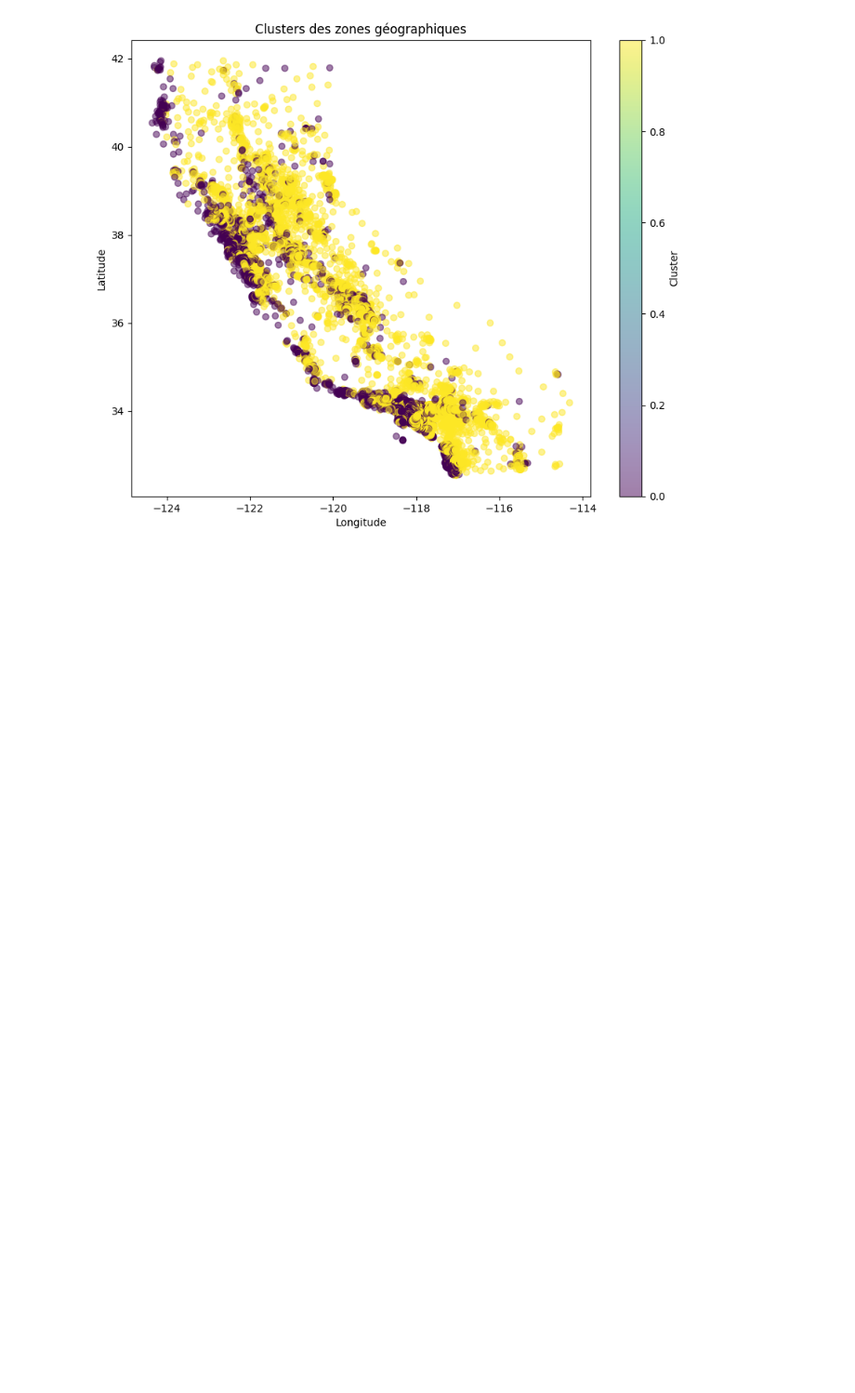
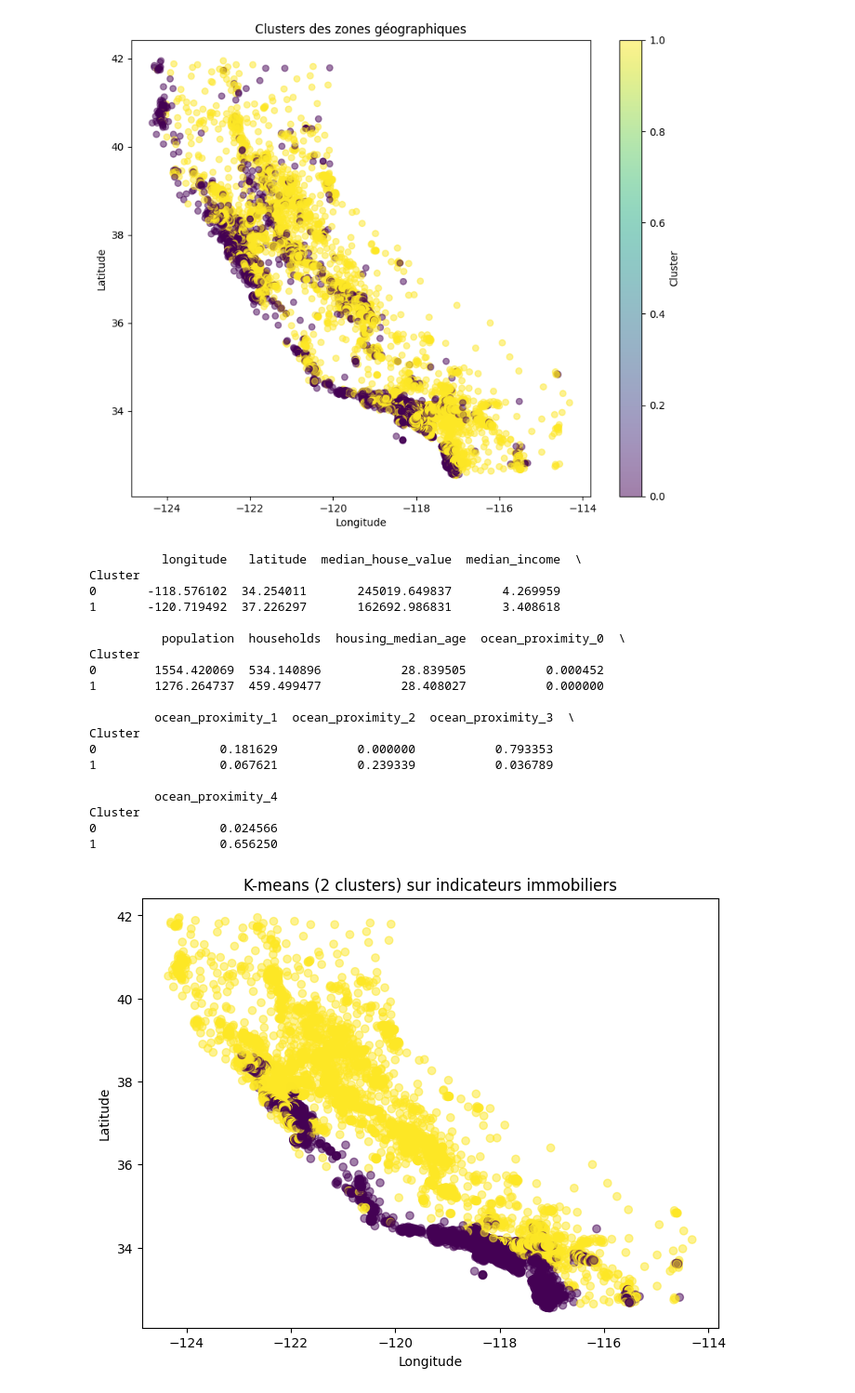
Before and after one commit to QuentinBriancon/Bloc_IA, a Jupyter notebook: PBL 1/PBL1.ipynb, the cells around one changed output. Shown at 93% size. Saved outputs shown, nothing was run; the diff lists cells and outputs as text; code cells hidden in the pictures; blank space fills up the shorter version.

Commit message:
k means cluster mean

```diff
--- a/PBL 1/PBL1.ipynb
+++ b/PBL 1/PBL1.ipynb
@@ -325,3 +352,69 @@ plt.title('Clusters des zones géographiques')
 plt.show()
 # %% [output]
 [figure]
+# %%
+# Chargement des données
+
+# Encodage de la variable 'ocean_proximity' en one-hot
+data_encoded = pd.get_dummies(data, columns=["ocean_proximity"])
+
+# Sélection des indicateurs utiles
+features = [
+    "longitude",
+    "latitude",
+    "median_house_value",
+    "median_income",
+    "population",
+    "households",
+    "housing_median_age"
+] + [col for col in data_encoded.columns if "ocean_proximity_" in col]
+
+X = data_encoded[features].copy()
+
+# Gestion basique des valeurs manquantes
+X.fillna(X.median(), inplace=True)
+
+# Standardisation
+scaler = StandardScaler()
+X_scaled = scaler.fit_transform(X)
+
+# K-means pour 2 clusters
+kmeans = KMeans(n_clusters=2, random_state=42)
+kmeans.fit(X_scaled)
+labels = kmeans.labels_
+
+# Ajout au DataFrame
+data_encoded["Cluster"] = labels
+
+# Moyennes par cluster
+cluster_means = data_encoded.groupby("Cluster")[features].mean()
+print(cluster_means)
+
+# Visualisation simple (longitude vs latitude)
+plt.figure(figsize=(8,6))
+plt.scatter(data_encoded["longitude"], data_encoded["latitude"], c=labels, cmap="viridis", alpha=0.5)
+plt.xlabel("Longitude")
+plt.ylabel("Latitude")
+plt.title("K-means (2 clusters) sur indicateurs immobiliers")
+plt.show()
+# %% [output]
+          longitude   latitude  median_house_value  median_income  \
+Cluster
+0       -118.576102  34.254011       245019.649837       4.269959
+1       -120.719492  37.226297       162692.986831       3.408618
+
+          population  households  housing_median_age  ocean_proximity_0  \
+Cluster
+0        1554.420069  534.140896           28.839505           0.000452
+1        1276.264737  459.499477           28.408027           0.000000
+
+         ocean_proximity_1  ocean_proximity_2  ocean_proximity_3  \
+Cluster
+0                 0.181629           0.000000           0.793353
+1                 0.067621           0.239339           0.036789
+
+         ocean_proximity_4
+Cluster
+0                 0.024566
+1                 0.656250
+[figure, added]
```
Also changed, not shown: parts of 1 cell of this notebook.
